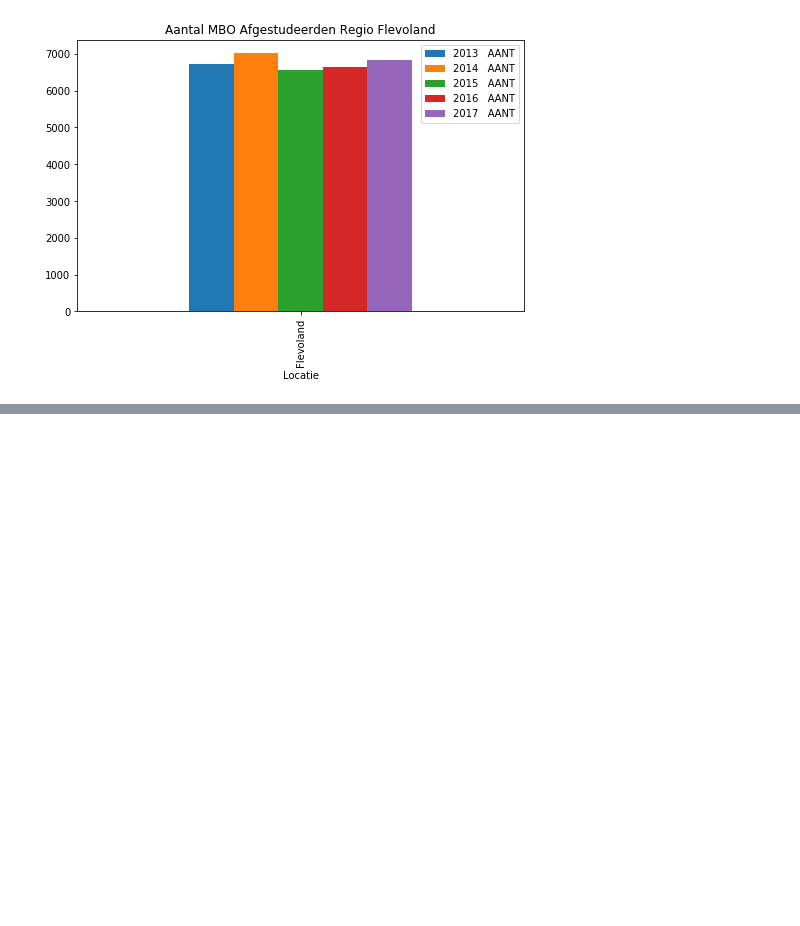
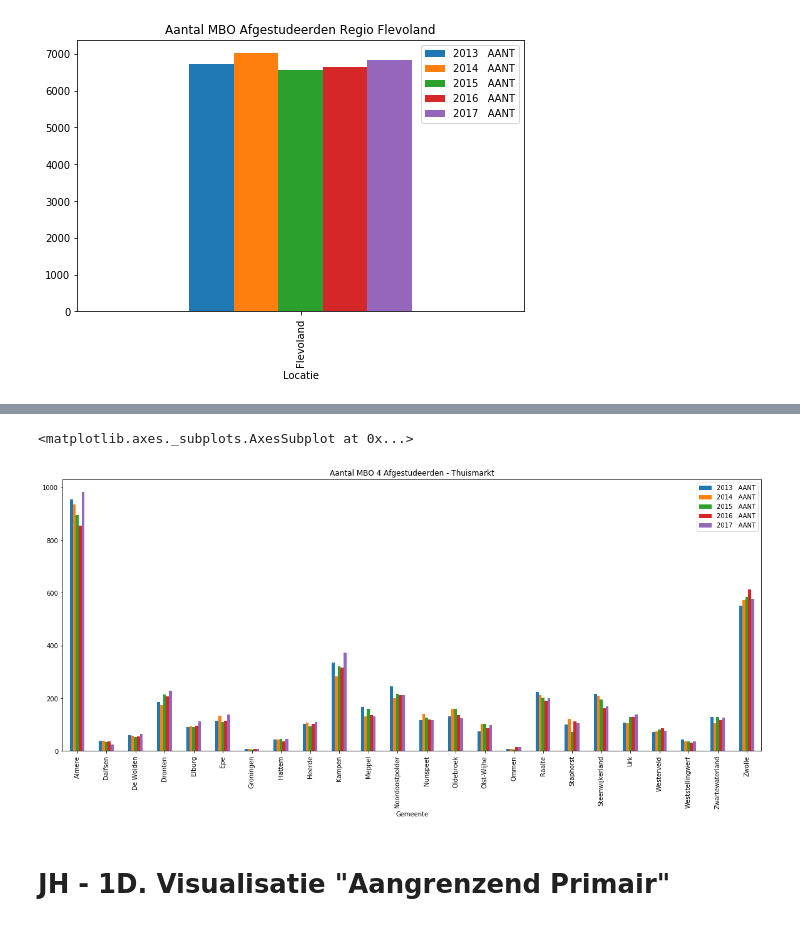
Before and after one commit to simonvdberg/POC, a Jupyter notebook: LocCat.ipynb, the cells around one changed output, grey strips where cells are left out. Saved outputs shown, nothing was run; the diff lists cells and outputs as text; code cells hidden in the pictures; blank space fills up the shorter version.

```diff
--- a/LocCat.ipynb
+++ b/LocCat.ipynb
@@ -336,0 +405,5 @@ df_aantal_flevoland.plot.bar(figsize=(8,5.0),title='Aantal MBO Afgestudeerden Re
+# %%
+#dataframe om alle gediplomeerden in Categorie "Thuismarkt" te selecteren
+df_thuismarkt = output.loc[output['Categorie'] == 'Thuismarkt']
+df_gt = df_thuismarkt.groupby(['Gemeente']).sum()[['2013   AANT','2014   AANT','2015   AANT','2016   AANT','2017   AANT']]
+df_gt
@@ -336,0 +429,7 @@ df_aantal_flevoland.plot.bar(figsize=(8,5.0),title='Aantal MBO Afgestudeerden Re
+# %%
+df_gt.plot.bar(figsize=(20,8.0),title='Aantal MBO 4 Afgestudeerden - Thuismarkt')
+# %% [output]
+<matplotlib.axes._subplots.AxesSubplot at 0x...>
+[figure, added]
+# %% [markdown]
+# JH - 1D. Visualisatie "Aangrenzend Primair"
```
Also changed, not shown: parts of 19 cells of this notebook.
